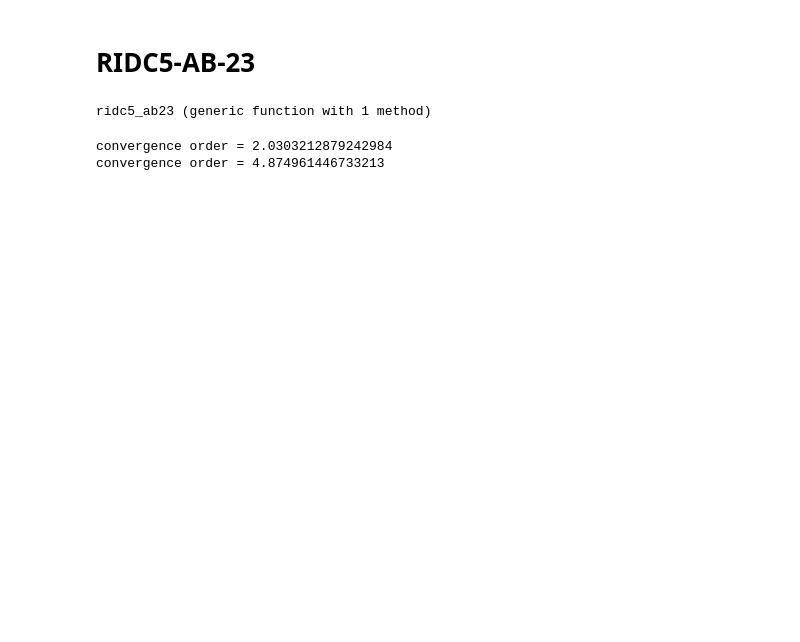
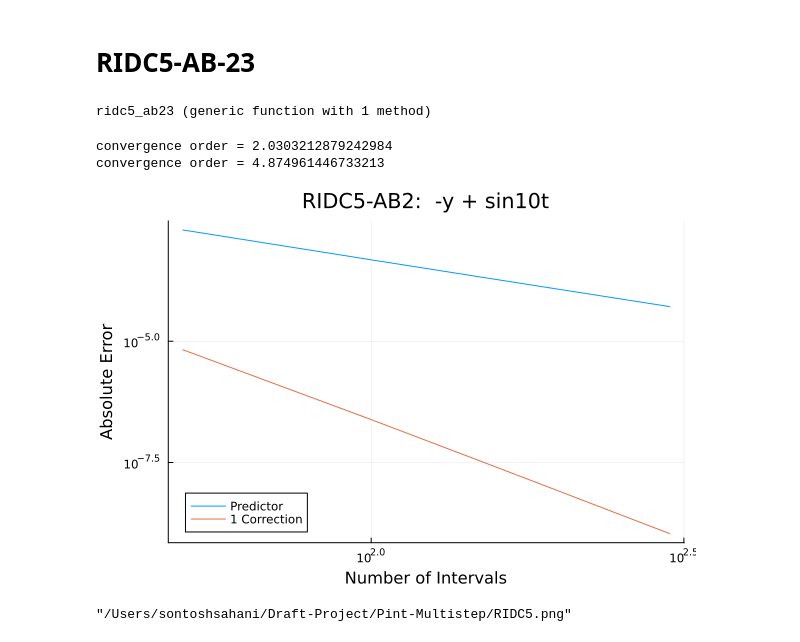
Before and after one commit to Sontosh05/Draft-Projects, a Jupyter notebook: Explicit Multistep (Adam Bashfords-2)-RIDC.ipynb, the cells around one changed output. Drawn from its saved outputs; the diff is of its cells as text; code cells hidden in the pictures; blank space fills up the shorter version.

```diff
--- a/Explicit Multistep (Adam Bashfords-2)-RIDC.ipynb
+++ b/Explicit Multistep (Adam Bashfords-2)-RIDC.ipynb
@@ -515,34 +562,37 @@ exact = -(1/101)* exp(-tspan[2]) *(-111 +10*exp(tspan[2]) *cos(10*tspan[2])- exp
 
 
 
 for p in 1:P
     N = 50*p
     ns[p]=N
 
     (t, y) = ridc5_ab23(f, tspan, y0 , N)
 
     # Storing errors
 
     # Storing errors
     for i in 1:K+1
         err[p, i] = abs(exact .- y[1, N+1, i])
     end
 end
 
 # Compute order of convergence and error plot
 pdeg = polyfit(log10.(ns[:]), log10.(err[:, 1]),1)
 print("convergence order = ",abs(pdeg[2]),"\n")
 plot(ns, err[:, 1],xaxis=:log, yaxis=:log, label="Predictor")
 
 for j in 2:K+1
-    plot!(ns, err[:,j],xaxis=:log, yaxis=:log, label="$(j-1) Correction")
+    plot!(ns, err[:,j],xaxis=:log, yaxis=:log, label="$(j-1) Correction", title="RIDC5-AB2:  -y + sin10t", ylabel="Absolute Error", xlabel="Number of Intervals")
     pdeg = polyfit(log10.(ns[:]), log10.(err[:, j]),1)
     print("convergence order = ", abs(pdeg[2]),"\n")
 end
 display(plot!(legend=:bottomleft))
+savefig("RIDC5.png")
 # %% [output]
 convergence order = 2.0303212879242984
 convergence order = 4.874961446733213
+[figure, added]
+"/Users/sontoshsahani/Draft-Project/Pint-Multistep/RIDC5.png"
 # %%
 # Example 5: y'= -2* t .* y .^2 , y(0)=1; T in [0, 1]
 
```
Also changed, not shown: parts of 11 cells of this notebook, 8 other files.
